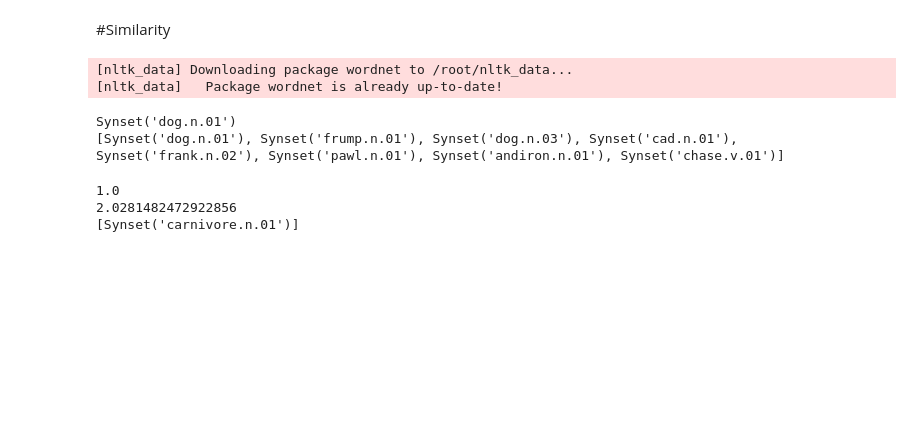
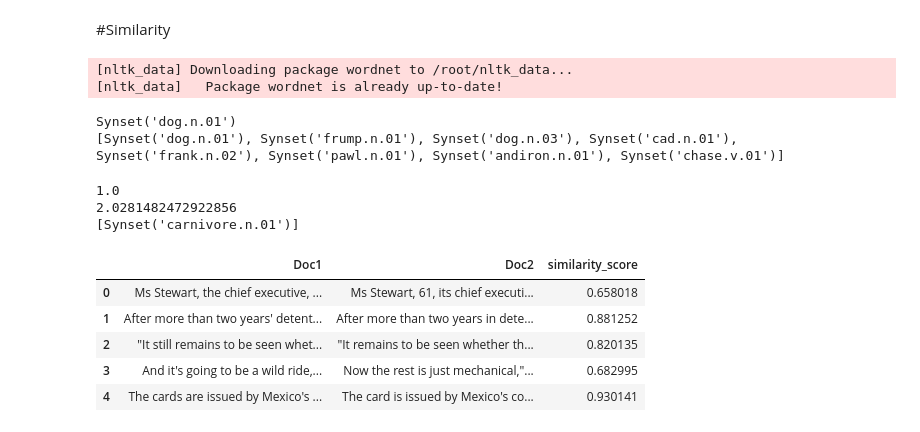
Before and after one commit to JuliaKovalchook/Python-Cheatsheet, a Jupyter notebook: NLTK.ipynb, the cells around one changed output. Cells and saved outputs as stored; diff of their text form; code cells hidden in the pictures; blank space fills up the shorter version.

Commit message:
functions to determine the similarity between files

```diff
--- a/NLTK.ipynb
+++ b/NLTK.ipynb
@@ -175,3 +176,80 @@ print(dog.lowest_common_hypernyms(cat))
 1.0
 2.0281482472922856
 [Synset('carnivore.n.01')]
+# %%
+import pandas as pd
+#data
+data_list=[['Ms Stewart, the chief executive, was not expected to attend.',
+  'Ms Stewart, 61, its chief executive officer and chairwoman, did not attend.\n'],
+ ["After more than two years' detention under the State Security Bureau, the four were found guilty of subversion in Beijing's No. 1 Intermediate Court last Wednesday.",
+  'After more than two years in detention by the State Security Bureau, the four were found guilty last Wednesday of subversion.\n'],
+ ['"It still remains to be seen whether the revenue recovery will be short- or long-lived," Sprayregen said.',
+  '"It remains to be seen whether the revenue recovery will be short- or long-lived," said James Sprayregen, UAL bankruptcy attorney, in court.\n'],
+ ['And it\'s going to be a wild ride," said Allan Hoffenblum, a Republican consultant.',
+  'Now the rest is just mechanical," said Allan Hoffenblum, a Republican consultant.\n'],
+ ["The cards are issued by Mexico's consulates to its citizens living abroad and show the date of birth, a current photograph and the address of the card holder.",
+  "The card is issued by Mexico's consulates to its citizens living abroad and shows the date of birth, a current photograph and the address of the cardholder.\n"]]
+df = pd.DataFrame(data_list, columns=['Doc1', 'Doc2'])
+
+def convert_tag(tag):
+    """Convert the tag given by nltk.pos_tag to the tag used by wordnet.synsets"""
+
+    tag_dict = {'N': 'n', 'J': 'a', 'R': 'r', 'V': 'v'}
+    try:
+        return tag_dict[tag[0]]
+    except KeyError:
+        return None
+
+def doc_to_synsets(doc):
+    """
+    Example:
+        doc_to_synsets('Fish are friends.')
+        Out: [Synset('fish.n.01'), Synset('be.v.01'), Synset('friend.n.01')]
+    """
+
+    text_word=nltk.word_tokenize(doc)
+    tag_text=nltk.pos_tag(text_word)
+
+    pos_text=[(word[0], convert_tag(word[1]))  for word in  tag_text]
+    result= [(wn.synsets(i[0] , i[1] )[0]) for i in pos_text if i[0].isalpha()==True and len(wn.synsets(i[0] , i[1] ))!=0]
+    return result
+
+def similarity_score(synsets1, synsets2):
+    """
+    Example:
+        synsets1 = doc_to_synsets('I like cats')
+        synsets2 = doc_to_synsets('I like dogs')
+        similarity_score(synsets1, synsets2)
+        Out: 0.7333333333333333
+    """
+
+    list_max=[]
+    for i1 in synsets1:
+        list_s=[]
+        for i2 in synsets2:
+            ps=i1.path_similarity(i2)
+            list_s.append(ps)
+
+        list_max.append(max(list_s))
+    return sum(list_max)/len(list_max)
+
+def document_path_similarity(doc1, doc2):
+    """Finds the symmetrical similarity between doc1 and doc2"""
+    synsets1 = doc_to_synsets(doc1)
+    synsets2 = doc_to_synsets(doc2)
+    return (similarity_score(synsets1, synsets2) + similarity_score(synsets2, synsets1)) / 2
+
+def return_df_similarity(df):
+    from sklearn.metrics import accuracy_score
+    df['similarity_score']=df.apply(lambda x: document_path_similarity(x['Doc1'], x['Doc2']), axis=1)
+    return df
+
+
+return_df_similarity(df)
+# %% [output]
+|  | Doc1 | Doc2 | similarity_score |
+| 0 | Ms Stewart, the chief executive, ... | Ms Stewart, 61, its chief executi... | 0.658018 |
+| 1 | After more than two years' detent... | After more than two years in dete... | 0.881252 |
+| 2 | "It still remains to be seen whet... | "It remains to be seen whether th... | 0.820135 |
+| 3 | And it's going to be a wild ride,... | Now the rest is just mechanical,"... | 0.682995 |
+| 4 | The cards are issued by Mexico's ... | The card is issued by Mexico's co... | 0.930141 |
```
Also changed, not shown: parts of 2 cells of this notebook.
